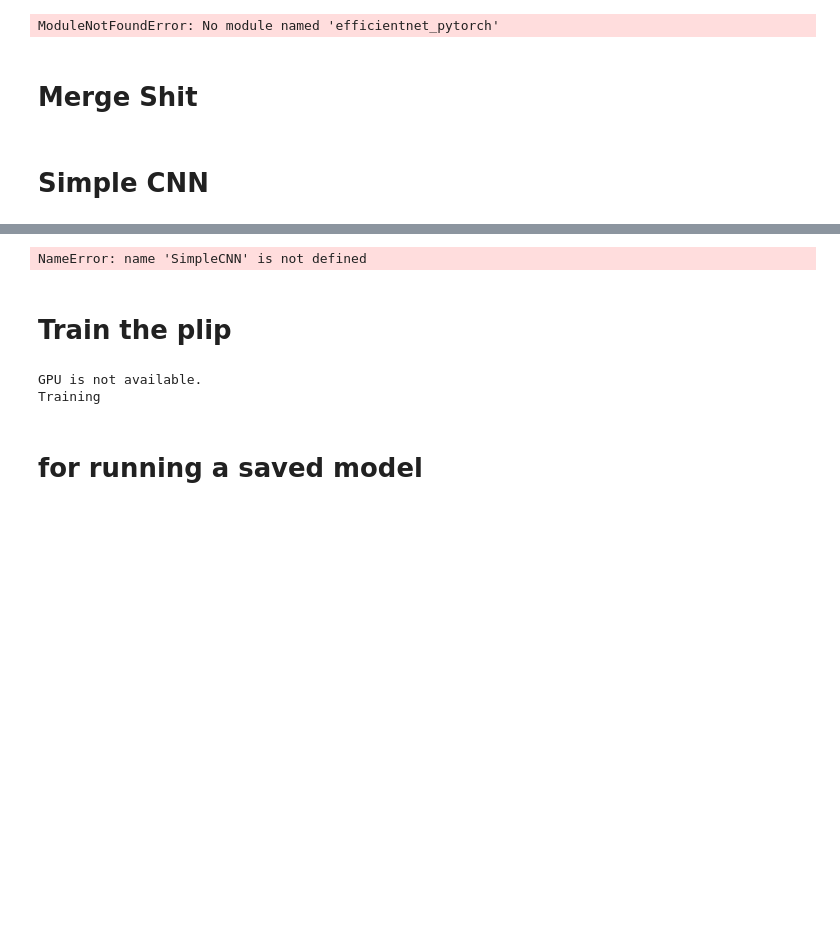
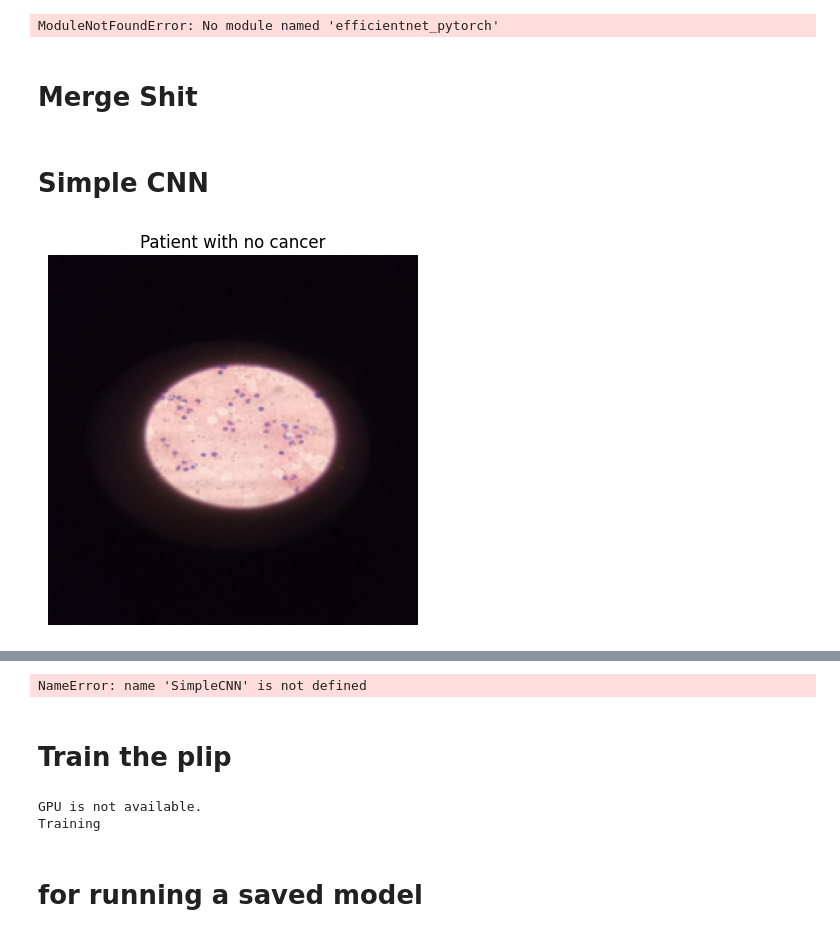
Before and after one commit to whitmireb/thyroid_model_2, a Jupyter notebook: LR_Super_Model.ipynb, the cells around one changed output, grey strips where cells are left out. Drawn from its saved outputs; the diff is of its cells as text; code cells hidden in the pictures; blank space fills up the shorter version.

Commit message:
fixed heat maps

```diff
--- a/LR_Super_Model.ipynb
+++ b/LR_Super_Model.ipynb
@@ -462,12 +462,6 @@ from transformers import CLIPProcessor, CLIPModel
 from plip import PLIP
 import numpy as np
 
-plip = PLIP('vinid/plip')
-
-plip_model = CLIPModel.from_pretrained("vinid/plip")
-plip_processor = CLIPProcessor.from_pretrained("vinid/plip")
-plip_texts = np.unique(df['Surgery diagnosis']).tolist()
-
 # Set paths
 data_path = 'Thyroid_Cancer_TAN&NOH_file.csv' #'/home/iambrink/NOH_Thyroid_Cancer_Data/Thyroid_Cancer_TAN&NOH_file.csv'
 base_image_path = '' # '/home/iambrink/NOH_Thyroid_Cancer_Data/'
@@ -498,9 +492,47 @@ class CustomDataset(Dataset):
 
         return image, label
 
+def displayHeatMap(img, label):
+    output = model(test_img)
+    pred_label_idx = output.argmax(dim=1).item()
+
+    # Compute the attributions
+    attributions_occ = occlusion.attribute(
+        test_img,
+        target=pred_label_idx,
+        strides=(16, 16),  # Spatial dimensions only
+        sliding_window_shapes=(32, 32),  # Spatial dimensions only
+        baselines=0
+    )
+    plt.figure(1)
+    plt.imshow(img.permute(1, 2, 0).numpy())
+    plt.title(f'Patient with {"cancer" if label == 1 else "no cancer"}')
+    plt.axis('off')
+    plt.show()
+
+    plt.figure(2)
+    # Overlay the attribution on top of the original image with the chosen colormap
+    _ = viz.visualize_image_attr(
+        np.expand_dims(attributions_occ.squeeze().cpu().detach().numpy(), axis=-1),
+        np.transpose(img.squeeze().cpu().detach().numpy(), (1, 2, 0)),
+        method="blended_heat_map",
+        sign="all",
+        show_colorbar=True,
+        title=f'Patient with {"cancer" if label == 1 else "no cancer"} with Colored Attribution Overlay',
+        # fig_size=(8, 8),
+        use_pyplot=True,
+        alpha_overlay=0.5  # Control the transparency of the overlay (0 is fully transparent, 1 is fully opaque)
+    )
+
 # Load data and prepare for training
 df = pd.read_csv(data_path)
 df = df.dropna(subset=['Surgery diagnosis in number'])  # Drop rows with NaN labels
+
+plip = PLIP('vinid/plip')
+
+plip_model = CLIPModel.from_pretrained("vinid/plip")
+plip_processor = CLIPProcessor.from_pretrained("vinid/plip")
+plip_texts = np.unique(df['Surgery diagnosis']).tolist()
 
 # Split the data
 train_df, test_df = train_test_split(df, test_size=0.25, random_state=42)
@@ -523,38 +555,15 @@ num_epochs = 200
 best_val_acc = 0.0  # To keep track of the best validation accuracy
 
 # Heat map using captum
-
 heat_map_data_iter = iter(test_loader)
 heat_map_images, heat_map_labels = next(heat_map_data_iter)
 test_img = heat_map_images[0]
 test_label = heat_map_labels[0]
 
-output = model(test_img)
-pred_label_idx = output.argmax(dim=1).item()
-
 occlusion = Occlusion(model)
 
-# Compute the attributions
-attributions_occ = occlusion.attribute(
-    test_img,
-    target=pred_label_idx,
-    strides=(16, 16),  # Spatial dimensions only
-    sliding_window_shapes=(32, 32),  # Spatial dimensions only
-    baselines=0
-)
-
-# Overlay the attribution on top of the original image with the chosen colormap
-_ = viz.visualize_image_attr(
-    np.expand_dims(attributions_occ.squeeze().cpu().detach().numpy(), axis=-1),
-    np.transpose(test_img.squeeze().cpu().detach().numpy(), (1, 2, 0)),
-    method="blended_heat_map",
-    sign="all",
-    show_colorbar=True,
-    title="Original Image with Colored Attribution Overlay",
-    fig_size=(8, 8),
-    use_pyplot=True,
-    alpha_overlay=0.5  # Control the transparency of the overlay (0 is fully transparent, 1 is fully opaque)
-)
+displayHeatMap( heat_map_images[0], heat_map_labels[0])
+displayHeatMap( heat_map_images[2], heat_map_labels[2])
 
 
 for epoch in range(num_epochs):
@@ -639,54 +648,37 @@ for epoch in range(num_epochs):
 
     occlusion = Occlusion(model)
 
-    # Compute the attributions
-    attributions_occ = occlusion.attribute(
-        test_img,
-        target=pred_label_idx,
-        strides=(16, 16),  # Spatial dimensions only
-        sliding_window_shapes=(32, 32),  # Spatial dimensions only
-        baselines=0
-    )
-
-    # Overlay the attribution on top of the original image with the chosen colormap
-    _ = viz.visualize_image_attr(
-        np.expand_dims(attributions_occ.squeeze().cpu().detach().numpy(), axis=-1),
-        np.transpose(test_img.squeeze().cpu().detach().numpy(), (1, 2, 0)),
-        method="blended_heat_map",
-        sign="all",
-        show_colorbar=True,
-        title="Original Image with Colored Attribution Overlay",
-        fig_size=(8, 8),
-        use_pyplot=True,
-        alpha_overlay=0.5  # Control the transparency of the overlay (0 is fully transparent, 1 is fully opaque)
-    )
+    displayHeatMap( heat_map_images[0], heat_map_labels[0])
+    displayHeatMap( heat_map_images[2], heat_map_labels[2])
 
     # Save the model if the validation accuracy improves
     if val_acc > best_val_acc:
         best_val_acc = val_acc
         torch.save(model.state_dict(), 'super_CNN_Model.pth')
         print("Model saved with best validation accuracy!")
 
 # Final evaluation
 model.load_state_dict(torch.load('super_CNN_Model.pth'))  # Load the best model
 model.eval()
 y_true = []
 y_pred = []
 
 with torch.no_grad():
     for images, labels in test_loader:
         images = images.to(device)
         outputs = model(images)
         predictions = torch.round(torch.sigmoid(outputs.squeeze()))  # Convert probabilities to binary predictions
         y_true.extend(labels.numpy())
         y_pred.extend(predictions.cpu().numpy())
 
 # Print classification report
 print(classification_report(y_true, y_pred))
 
 # Evaluate with ROC-AUC score
 auc_score = roc_auc_score(y_true, y_pred)
 print("ROC-AUC Score:", auc_score)
 
 print("Training completed!")
 #100 ep - 325 mins, best val acc 88.18% #200 ep - 682 min, best val acc 88.41%
+# %% [output]
+[figure, added]
```
Also changed, not shown: parts of 1 cell of this notebook.
